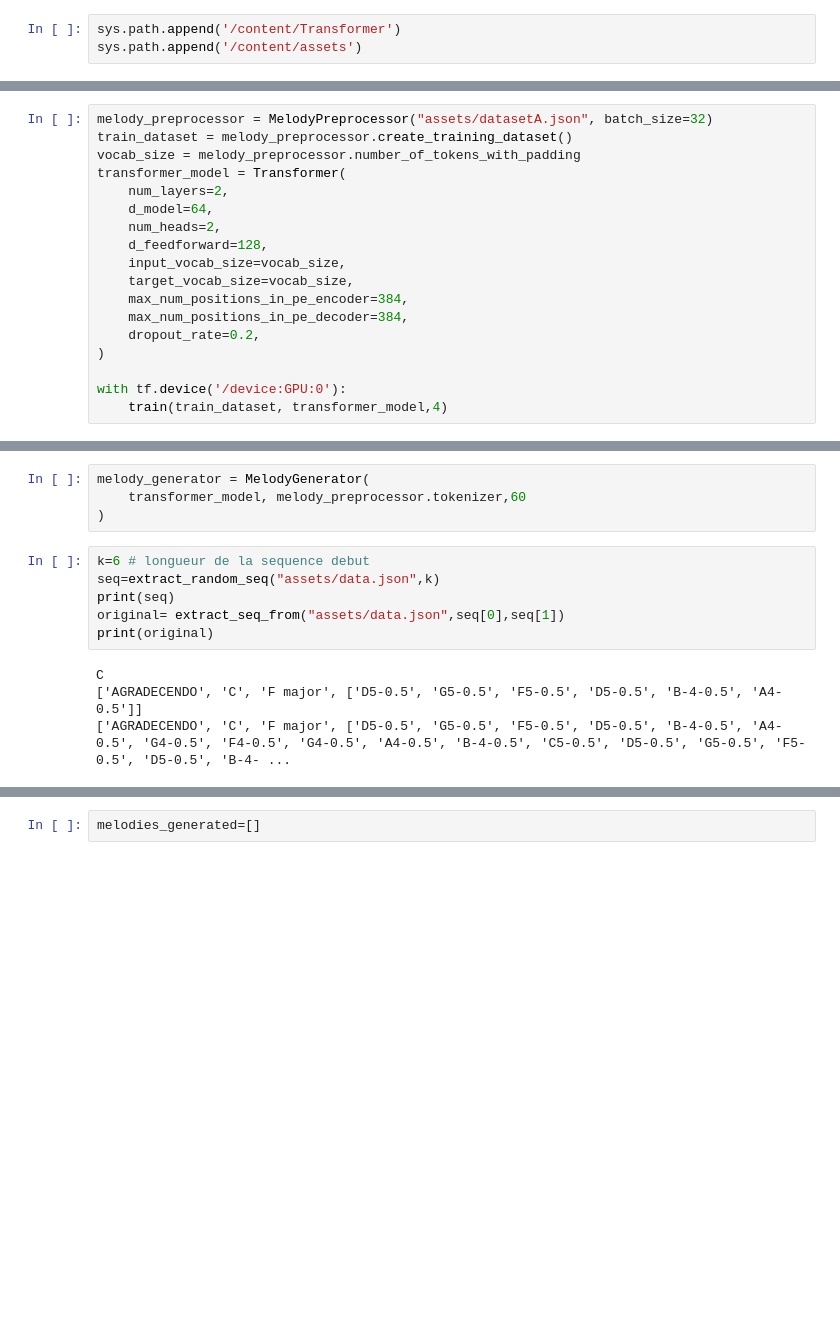
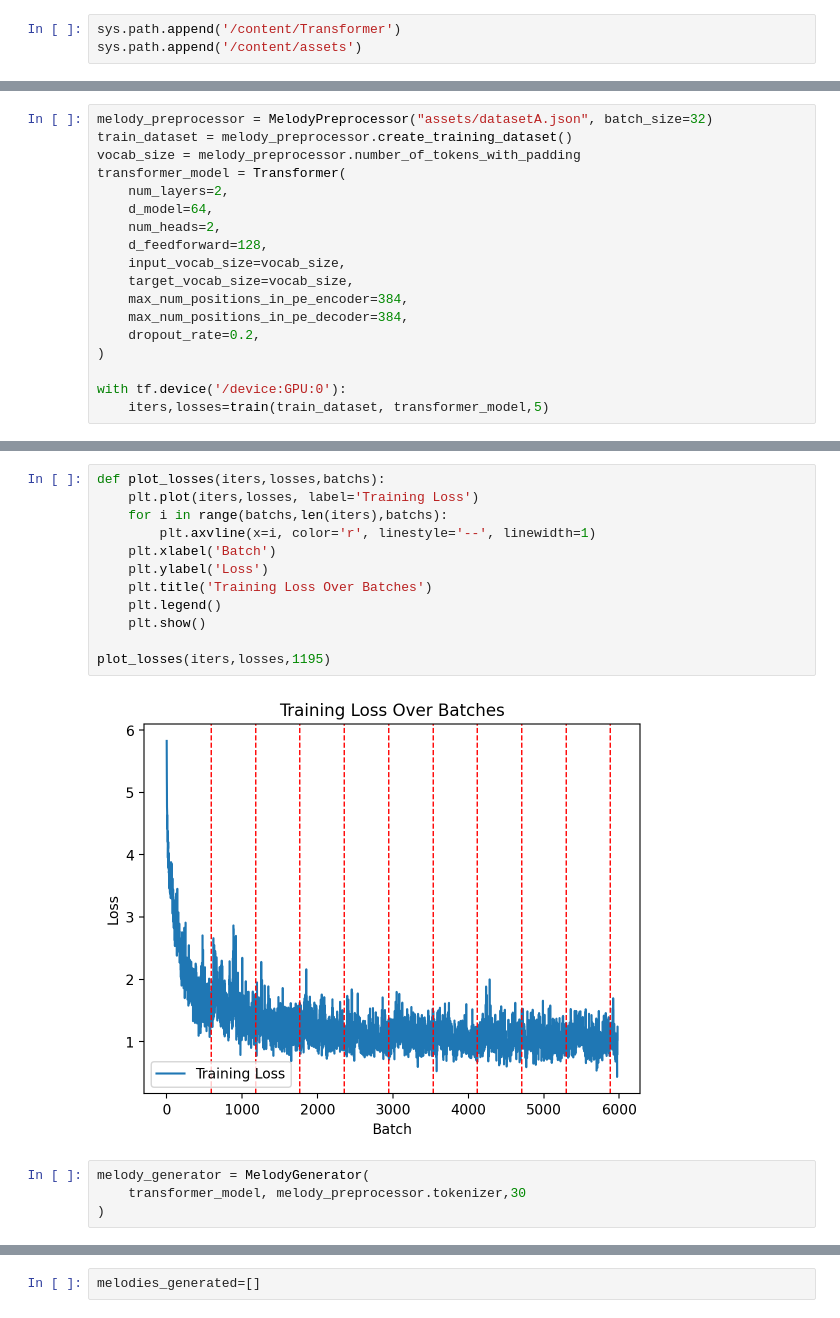
Before and after one commit to Gowthraven/Projet_M2, a Jupyter notebook: Transformer.ipynb, the cells around one changed output, grey strips where cells are left out. Drawn from its saved outputs; the diff is of its cells as text; blank space fills up the shorter version.

```diff
--- a/Transformer.ipynb
+++ b/Transformer.ipynb
@@ -71,5 +73,5 @@ transformer_model = Transformer(
 )
 
 with tf.device('/device:GPU:0'):
-    train(train_dataset, transformer_model,4)
+    iters,losses=train(train_dataset, transformer_model,5)
 # %% [output]
@@ -93,15 +95,19 @@ Epoch 4 Batch 1131 Loss 0.42956942319869995
+# %%
+def plot_losses(iters,losses,batchs):
+    plt.plot(iters,losses, label='Training Loss')
+    for i in range(batchs,len(iters),batchs):
+        plt.axvline(x=i, color='r', linestyle='--', linewidth=1)
+    plt.xlabel('Batch')
+    plt.ylabel('Loss')
+    plt.title('Training Loss Over Batches')
+    plt.legend()
+    plt.show()
+
+plot_losses(iters,losses,1195)
+# %% [output]
+[figure, added]
 # %%
 melody_generator = MelodyGenerator(
-    transformer_model, melody_preprocessor.tokenizer,60
+    transformer_model, melody_preprocessor.tokenizer,30
 )
-# %%
-k=6 # longueur de la sequence debut
-seq=extract_random_seq("assets/data.json",k)
-print(seq)
-original= extract_seq_from("assets/data.json",seq[0],seq[1])
-print(original)
-# %% [output]
-C
-['AGRADECENDO', 'C', 'F major', ['D5-0.5', 'G5-0.5', 'F5-0.5', 'D5-0.5', 'B-4-0.5', 'A4-0.5']]
-['AGRADECENDO', 'C', 'F major', ['D5-0.5', 'G5-0.5', 'F5-0.5', 'D5-0.5', 'B-4-0.5', 'A4-0.5', 'G4-0.5', 'F4-0.5', 'G4-0.5', 'A4-0.5', 'B-4-0.5', 'C5-0.5', 'D5-0.5', 'G5-0.5', 'F5-0.5', 'D5-0.5', 'B-4- ...
 # %%
```
Also changed, not shown: parts of 9 cells of this notebook, 1 other file.
